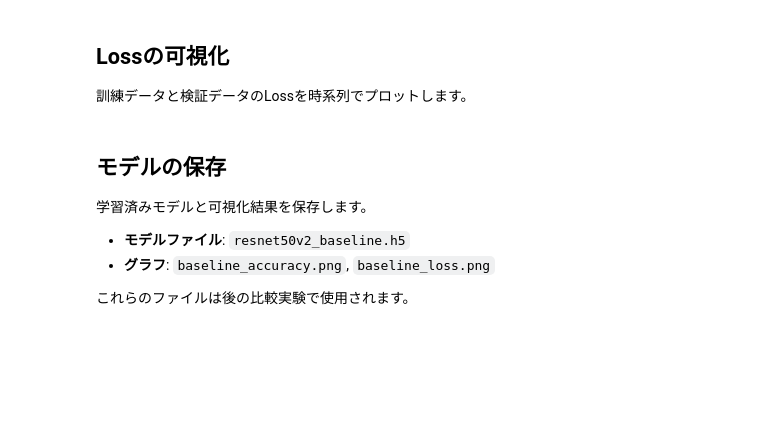
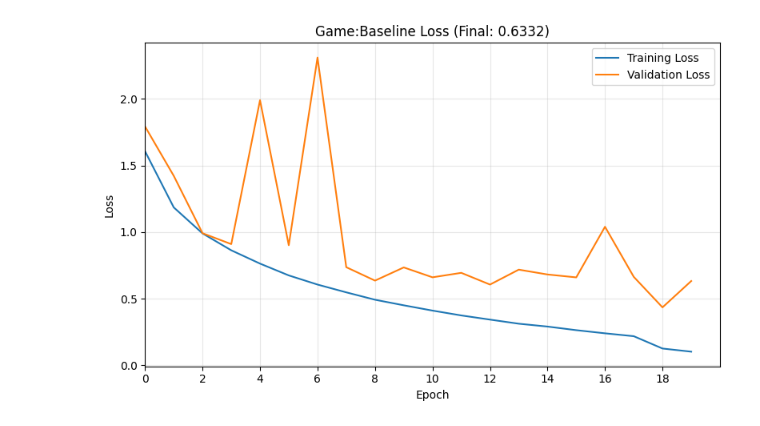
Before and after one commit to Uranium4581/Neural_Netowrk, a Jupyter notebook: Pruning_as_a_Game/Game/nash_like.ipynb, the cells around one changed output. Drawn from its saved outputs; the diff is of its cells as text; code cells hidden in the pictures; blank space fills up the shorter version.

```diff
--- a/Pruning_as_a_Game/Game/nash_like.ipynb
+++ b/Pruning_as_a_Game/Game/nash_like.ipynb
@@ -473,28 +521,17 @@ plt.show()
-# %% [markdown]
-## Lossの可視化
-
-訓練データと検証データのLossを時系列でプロットします。
 # %%
 # Lossグラフ
 plt.figure(figsize=(8, 5))
 plt.plot(epochs_range, loss, label='Training Loss')
 plt.plot(epochs_range, val_loss, label='Validation Loss')
 plt.xlabel('Epoch')
 plt.ylabel('Loss')
-plt.title(f'Baseline Loss (Final: {val_loss[-1]:.4f})')
+plt.title(f'Game:Baseline Loss (Final: {val_loss[-1]:.4f})')
 plt.legend(loc='upper right')
 plt.grid(True, alpha=0.3)
 plt.xlim(0, len(acc))
 plt.xticks(range(0, len(acc), 2))
 plt.tight_layout()
 plt.savefig('baseline_loss.png', dpi=150, bbox_inches='tight')
 plt.show()
+# %% [output]
+[figure, added]
-# %% [markdown]
-## モデルの保存
-
-学習済みモデルと可視化結果を保存します。
-
-- **モデルファイル**: `resnet50v2_baseline.h5`
-- **グラフ**: `baseline_accuracy.png`, `baseline_loss.png`
-
-これらのファイルは後の比較実験で使用されます。
```
Also changed, not shown: parts of 27 cells of this notebook.
